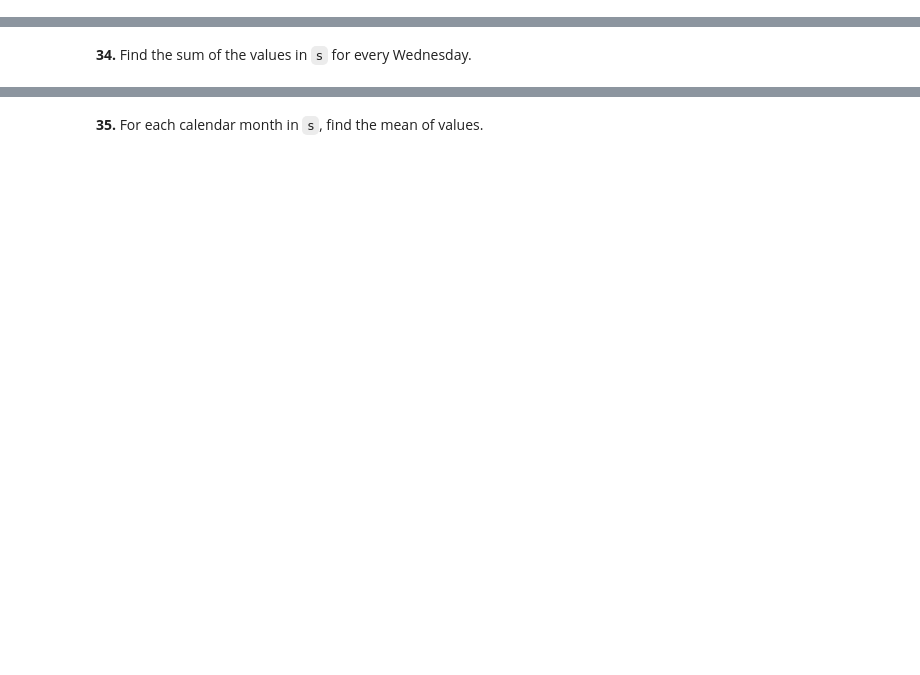
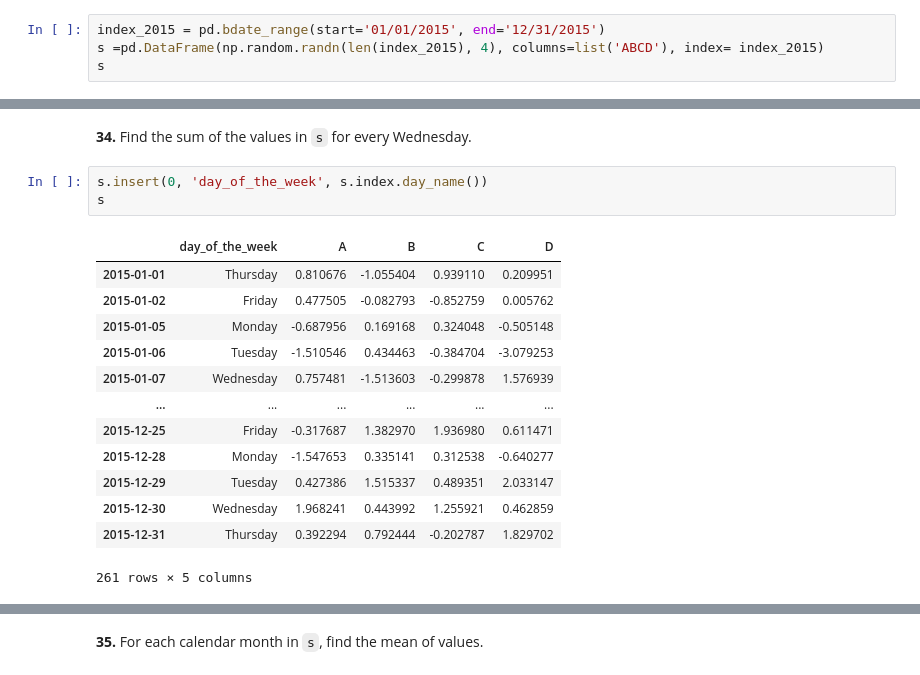
Before and after one commit to Christopherbriantorres/Pandas_Practice, a Jupyter notebook: 100-pandas-puzzles.ipynb, the cells around one changed output, grey strips where cells are left out. Saved outputs shown, nothing was run; the diff lists cells and outputs as text; blank space fills up the shorter version.

```diff
--- a/100-pandas-puzzles.ipynb
+++ b/100-pandas-puzzles.ipynb
@@ -760,3 +760,7 @@ df.groupby('group')['value'].rolling(window=3, min_periods=1).mean().reset_index
 Name: value, dtype: float64
 # %% [markdown]
 **33.** Create a DatetimeIndex that contains each business day of 2015 and use it to index a Series of random numbers. Let's call this Series `s`.
+# %%
+index_2015 = pd.bdate_range(start='01/01/2015', end='12/31/2015')
+s =pd.DataFrame(np.random.randn(len(index_2015), 4), columns=list('ABCD'), index= index_2015)
+s
@@ -763,2 +781,19 @@ Name: value, dtype: float64
 # %% [markdown]
 **34.** Find the sum of the values in `s` for every Wednesday.
+# %%
+s.insert(0, 'day_of_the_week', s.index.day_name())
+s
+# %% [output]
+|  | day_of_the_week | A | B | C | D |
+| 2015-01-01 | Thursday | 0.810676 | -1.055404 | 0.939110 | 0.209951 |
+| 2015-01-02 | Friday | 0.477505 | -0.082793 | -0.852759 | 0.005762 |
+| 2015-01-05 | Monday | -0.687956 | 0.169168 | 0.324048 | -0.505148 |
+| 2015-01-06 | Tuesday | -1.510546 | 0.434463 | -0.384704 | -3.079253 |
+| 2015-01-07 | Wednesday | 0.757481 | -1.513603 | -0.299878 | 1.576939 |
+| ... | ... | ... | ... | ... | ... |
+| 2015-12-25 | Friday | -0.317687 | 1.382970 | 1.936980 | 0.611471 |
+| 2015-12-28 | Monday | -1.547653 | 0.335141 | 0.312538 | -0.640277 |
+| 2015-12-29 | Tuesday | 0.427386 | 1.515337 | 0.489351 | 2.033147 |
+| 2015-12-30 | Wednesday | 1.968241 | 0.443992 | 1.255921 | 0.462859 |
+| 2015-12-31 | Thursday | 0.392294 | 0.792444 | -0.202787 | 1.829702 |
+261 rows × 5 columns
```
Also changed, not shown: parts of 13 cells of this notebook.
